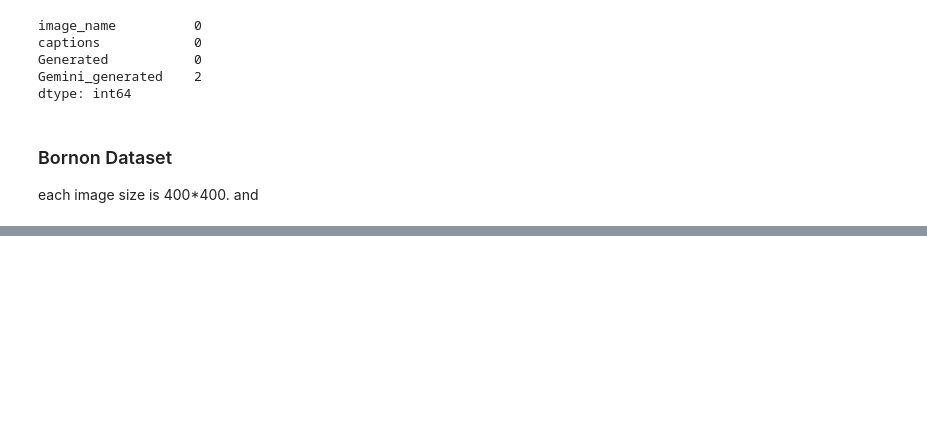
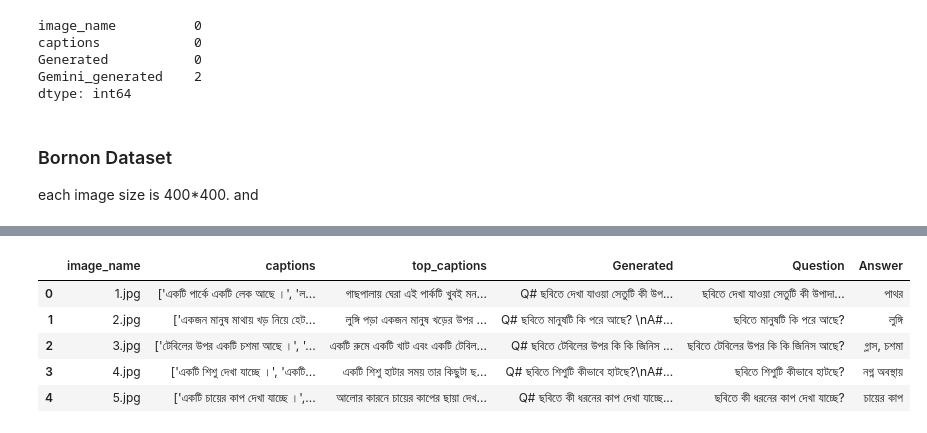
Before and after one commit to souroveskb/VQA, a Jupyter notebook: data_validation_bornon.ipynb, the cells around one changed output, grey strips where cells are left out. Drawn from its saved outputs; the diff is of its cells as text; code cells hidden in the pictures; blank space fills up the shorter version.

Commit message:
chitron-data

```diff
--- a/data_validation_bornon.ipynb
+++ b/data_validation_bornon.ipynb
@@ -411,0 +451,13 @@ and
+# %%
+dummy[['Question', 'Answer']] = pd.DataFrame(dummy['Generated_list'].tolist(), index=df.index)
+# %%
+dummy.drop(columns=['Generated_list'], inplace=True)
+# %%
+dummy.head()
+# %% [output]
+|  | image_name | captions | top_captions | Generated | Question | Answer |
+| 0 | 1.jpg | ['একটি পার্কে একটি লেক আছে ।', 'ল... | গাছপালায় ঘেরা এই পার্কটি খুবই মন... | Q# ছবিতে দেখা যাওয়া সেতুটি কী উপ... | ছবিতে দেখা যাওয়া সেতুটি কী উপাদা... | পাথর |
+| 1 | 2.jpg | ['একজন মানুষ মাথায় খড় নিয়ে হেট... | লুঙ্গি পড়া একজন মানুষ খড়ের উপর ... | Q# ছবিতে মানুষটি কি পরে আছে? \nA#... | ছবিতে মানুষটি কি পরে আছে? | লুঙ্গি |
+| 2 | 3.jpg | ['টেবিলের উপর একটি চশমা আছে ।', '... | একটি রুমে একটি খাট এবং একটি টেবিল... | Q# ছবিতে টেবিলের উপর কি কি জিনিস ... | ছবিতে টেবিলের উপর কি কি জিনিস আছে? | গ্লাস, চশমা |
+| 3 | 4.jpg | ['একটি শিশু দেখা যাচ্ছে ।', 'একটি... | একটি শিশু হাটার সময় তার কিছুটা ছ... | Q# ছবিতে শিশুটি কীভাবে হাটছে?\nA#... | ছবিতে শিশুটি কীভাবে হাটছে? | নগ্ন অবস্থায় |
+| 4 | 5.jpg | ['একটি চায়ের কাপ দেখা যাচ্ছে ।',... | আলোর কারনে চায়ের কাপের ছায়া দেখ... | Q# ছবিতে কী ধরনের কাপ দেখা যাচ্ছে... | ছবিতে কী ধরনের কাপ দেখা যাচ্ছে? | চায়ের কাপ |
```
Also changed, not shown: parts of 9 cells of this notebook, 2 other files.
